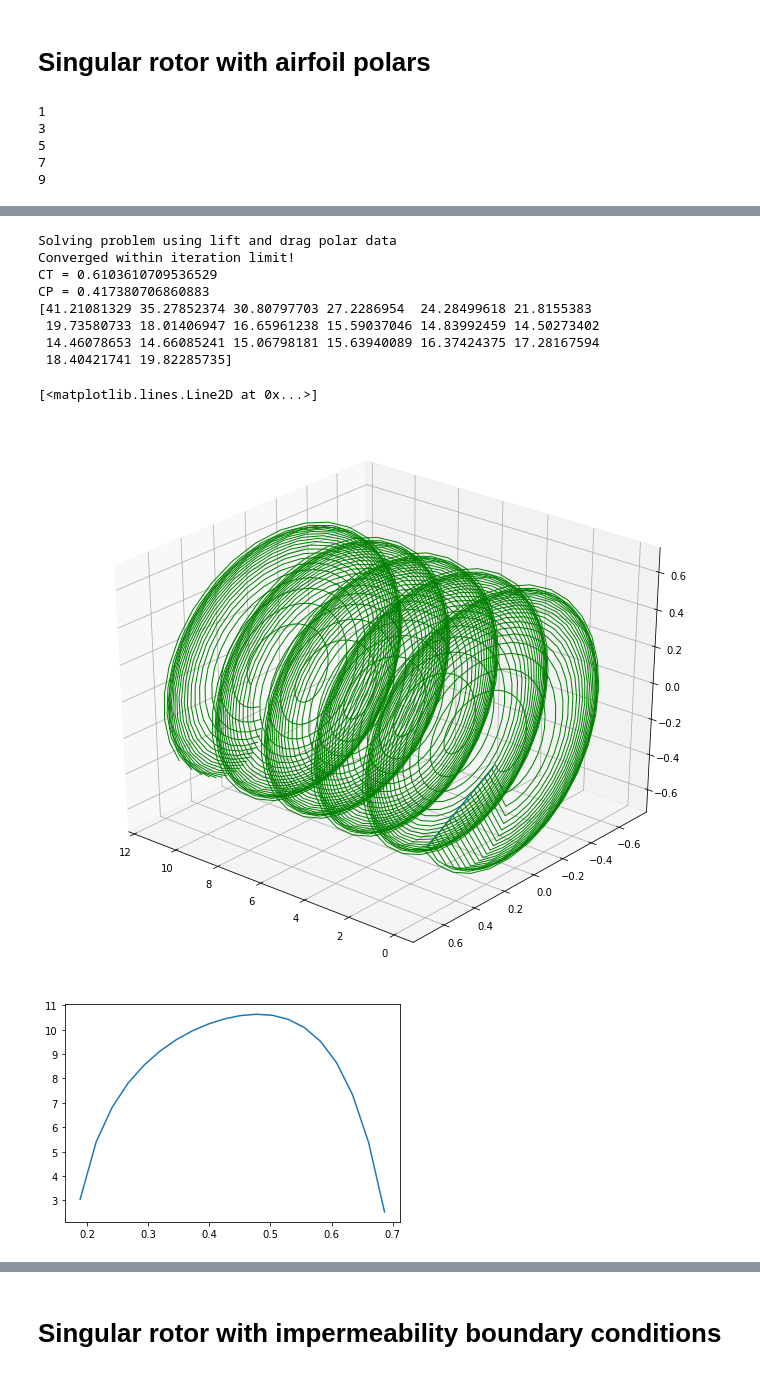
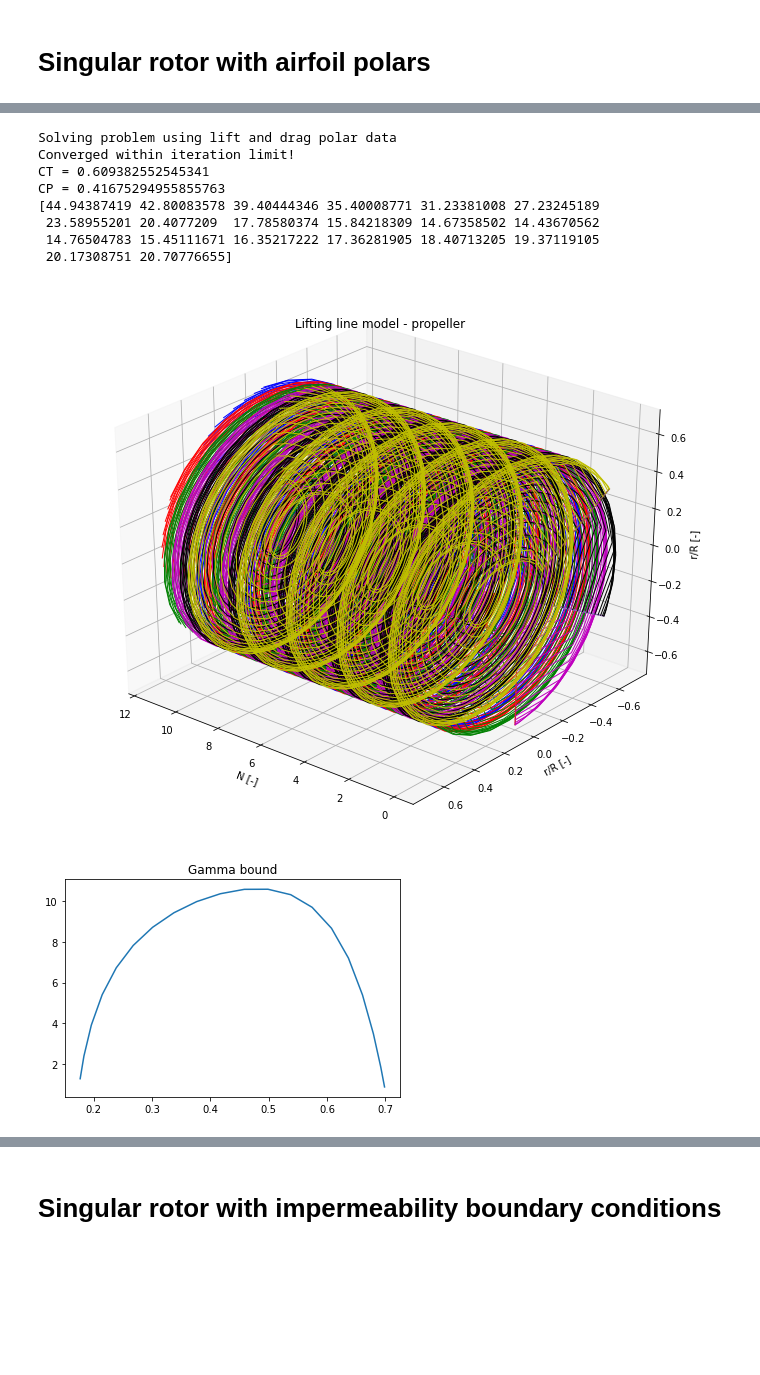
Before and after one commit to olafnekeman/rotor_wake_aerodynamics, a Jupyter notebook: Assignment2/propeller_case.ipynb, the cells around one changed output, grey strips where cells are left out. Saved outputs shown, nothing was run; the diff lists cells and outputs as text; code cells hidden in the pictures; blank space fills up the shorter version.

Commit message:
created plots in the propeller file

```diff
--- a/Assignment2/propeller_case.ipynb
+++ b/Assignment2/propeller_case.ipynb
@@ -57,16 +57,6 @@ twist = [19.56213459, 21.0027812 , 22.04052124, 22.85770294, 23.5164957 ,
                    15.94384477, 15.63532988, 15.31900234, 14.9939818 , 14.65927256,
                    14.31373729, 13.95605695, 13.58466588, 13.19763999, 12.79122612,
                    12.36479614, 11.91145333, 11.42167243, 10.87433262, 10.19454997]
-# %%
-for i in range(10):
-    if i%2:
-        print(i)
-# %% [output]
-1
-3
-5
-7
-9
 # %%
 mu_vec = np.array([mu_start, mu_end])   #vector where chord and twist are known. NOTE beginpoint needs to be mu_start and end point mu_end
 if airfoil=='ARA_polar.txt':
@@ -75,7 +65,7 @@ if airfoil=='ARA_polar.txt':
 chord_vec = np.array(chord)  #chord values at above locations in m
 twist_vec = np.array(twist) #twist values at above locations in degrees
 
-spacing = 'uniform'  #spacing method to use, choose from 'cosine' or 'uniform'
+spacing = 'cosine'  #spacing method to use, choose from 'cosine' or 'uniform'
 
 #intialize the class
 L = lifting_line_model_singular(R, N_blades, mu_start, mu_end, mu_vec, chord_vec, twist_vec, U_0, TSR, N_blade_sec, N_wake_sec_rot, N_rot, a_w, airfoil, spacing = spacing)
@@ -101,36 +91,43 @@ Evaluating the effect of the vorticity from blade 3 on blade 0
 Evaluating the effect of the vorticity from blade 4 on blade 0
 Evaluating the effect of the vorticity from blade 5 on blade 0
 # %%
-single_
+single_line_plot = False
 #plot the wake of the rotor
 fig = plt.figure(figsize=(12,10))
 ax = fig.add_subplot(111, projection='3d')
 
 colors = ['b','r','g', 'm', 'k', 'y']
 
 for j in range(N_blades):
-    if j==2:
-        ax.plot(L.blades[j].x_cp,L.blades[j].y_cp,L.blades[j].z_cp)
-        for i in range(N_blade_sec+1):
-            try:
-                ax.plot(L.blades[j].x_wake[i,:],L.blades[j].y_wake[i,:],L.blades[j].z_wake[i,:], colors[j], linewidth=1)
-            except:
-                print('error')
+    ax.plot(L.blades[j].x_cp,L.blades[j].y_cp,L.blades[j].z_cp)
+    for i in range(N_blade_sec+1):
+
+        ax.plot(L.blades[j].x_wake[i,:],L.blades[j].y_wake[i,:],L.blades[j].z_wake[i,:],
+                colors[j], linewidth=1)
 L.solve_system()
 
 print(L.blades[0].alpha)
 ax.view_init(30, -50-180)
-plt.figure()
+ax.set_ylabel('r/R [-]')
+ax.set_zlabel('r/R [-]')
+ax.set_xlabel('N [-]')
+ax.set_title('Lifting line model - propeller')
+fig.savefig("prop_img/prop_lifting_line_3d.png")
+
+fig2 = plt.figure()
 plt.plot(L.blades[0].R_cent,L.blades[0].gamma_bound)
+plt.xlabel('')
+plt.ylabel('')
+plt.title('Gamma bound')
+plt.savefig('prop_img/prop_gamma_bound.png')
 # %% [output]
 Solving problem using lift and drag polar data
 Converged within iteration limit!
-CT = 0.6103610709536529
-CP = 0.417380706860883
-[41.21081329 35.27852374 30.80797703 27.2286954  24.28499618 21.8155383
- 19.73580733 18.01406947 16.65961238 15.59037046 14.83992459 14.50273402
- 14.46078653 14.66085241 15.06798181 15.63940089 16.37424375 17.28167594
- 18.40421741 19.82285735]
+CT = 0.609382552545341
+CP = 0.41675294955855763
+[44.94387419 42.80083578 39.40444346 35.40008771 31.23381008 27.23245189
+ 23.58955201 20.4077209  17.78580374 15.84218309 14.67358502 14.43670562
+ 14.76504783 15.45111671 16.35217222 17.36281905 18.40713205 19.37119105
+ 20.17308751 20.70776655]
-[<matplotlib.lines.Line2D at 0x...>]
-[figure, old version]
+[figure, new version]
-[figure, old version]
+[figure, new version]
```
Also changed, not shown: parts of 5 cells of this notebook, 5 other files.
